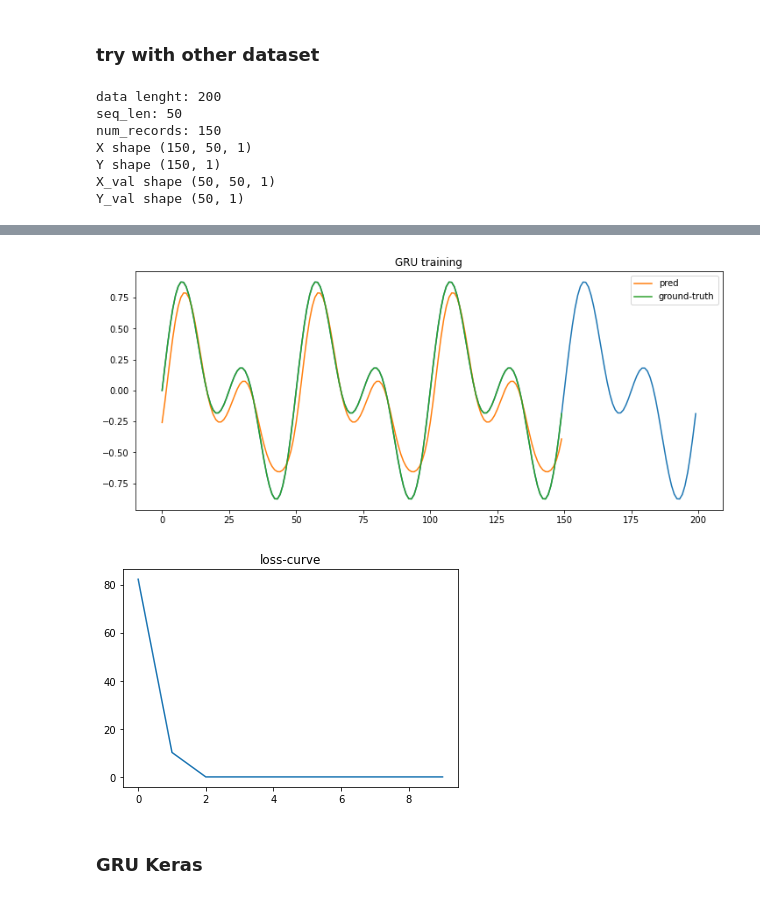
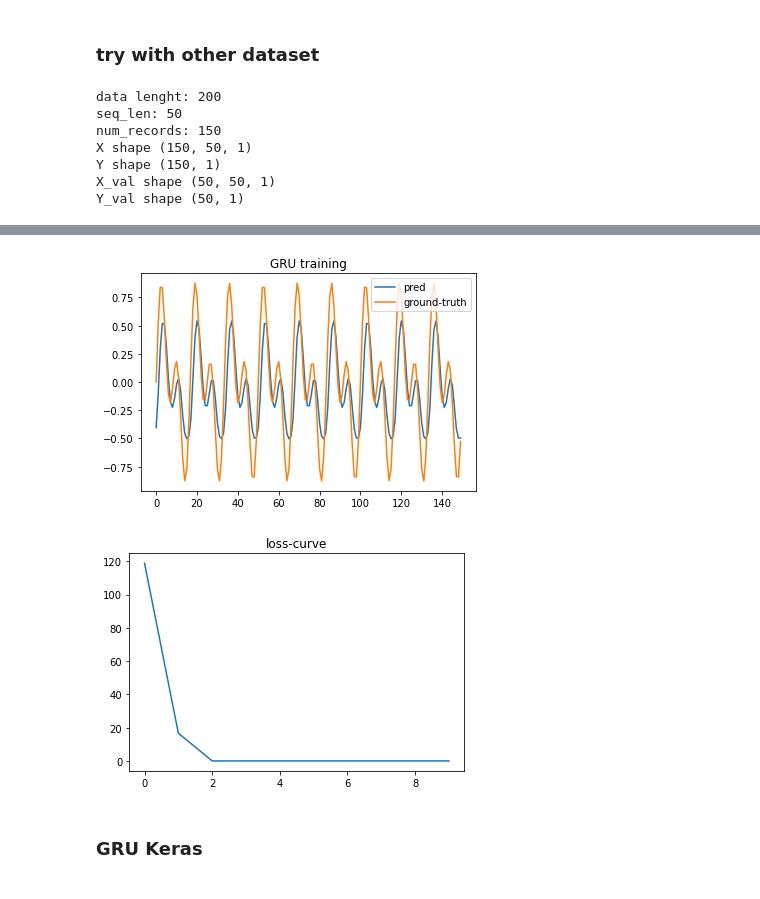
Before and after one commit to Locchuong96/machine-learning, a Jupyter notebook: Courses/GRU-LSTM.ipynb, the cells around one changed output, grey strips where cells are left out. Drawn from its saved outputs; the diff is of its cells as text; code cells hidden in the pictures.

```diff
--- a/Courses/GRU-LSTM.ipynb
+++ b/Courses/GRU-LSTM.ipynb
@@ -566,6 +566,7 @@ class GRU():
         return preds
 
     def bptt(self,x,y,layers,y_hat,min_val = -10,max_val =10):
+        T= x.shape[0]
         # init matrices h_til = u_t = r_t = (100,1) = (hidden_dim,1)
         dU_u = np.zeros(self.U_u.shape) # (100,50) = (hidden_dim,seq_len)
         dW_u = np.zeros(self.W_u.shape) # (100,100) = (hidden_dim,hidden_dim)
@@ -584,7 +585,7 @@ class GRU():
         # dLdh
         dLdh = self.V.T @ dLdy  # (100,1)x(1,1) = (100,1)
         # seq_lenght
-        for t in range(x.shape[0]):
+        for t in range(T):
             # get current timestep input
             new_input = np.zeros(x.shape)
             new_input[t] = x[t]
@@ -1012,19 +1013,14 @@ def gen_data(f,seq_len):
     print(f'Y_val shape {Y_val.shape}')
     return seq_data,X,Y,X_val,Y_val
 
-f = 10
-seq_len = 50
-seq_data,X,Y,X_val,Y_val = gen_data(f,seq_len)
-# visualize the seq_wave
-fig = plt.figure(figsize = (12,5))
-plt.plot(seq_data)
-plt.title('sequence data')
-
 # hyperparameter
 epochs = 10
 learning_rate = 1e-4
 min_val = -20
 max_val = 20
+f = 30
+seq_len = 50
+seq_data,X,Y,X_val,Y_val = gen_data(f,seq_len)
 
 node = GRU()
 
@@ -1065,5 +1061,5 @@ epoch: 9 loss: 0.009965793891145817
-[figure, old version]
+[figure, new version]
-[figure, old version]
+[figure, new version]
 # %% [markdown]
 ### GRU Keras
 # %% [markdown]
```
Also changed, not shown: parts of 14 cells of this notebook.
